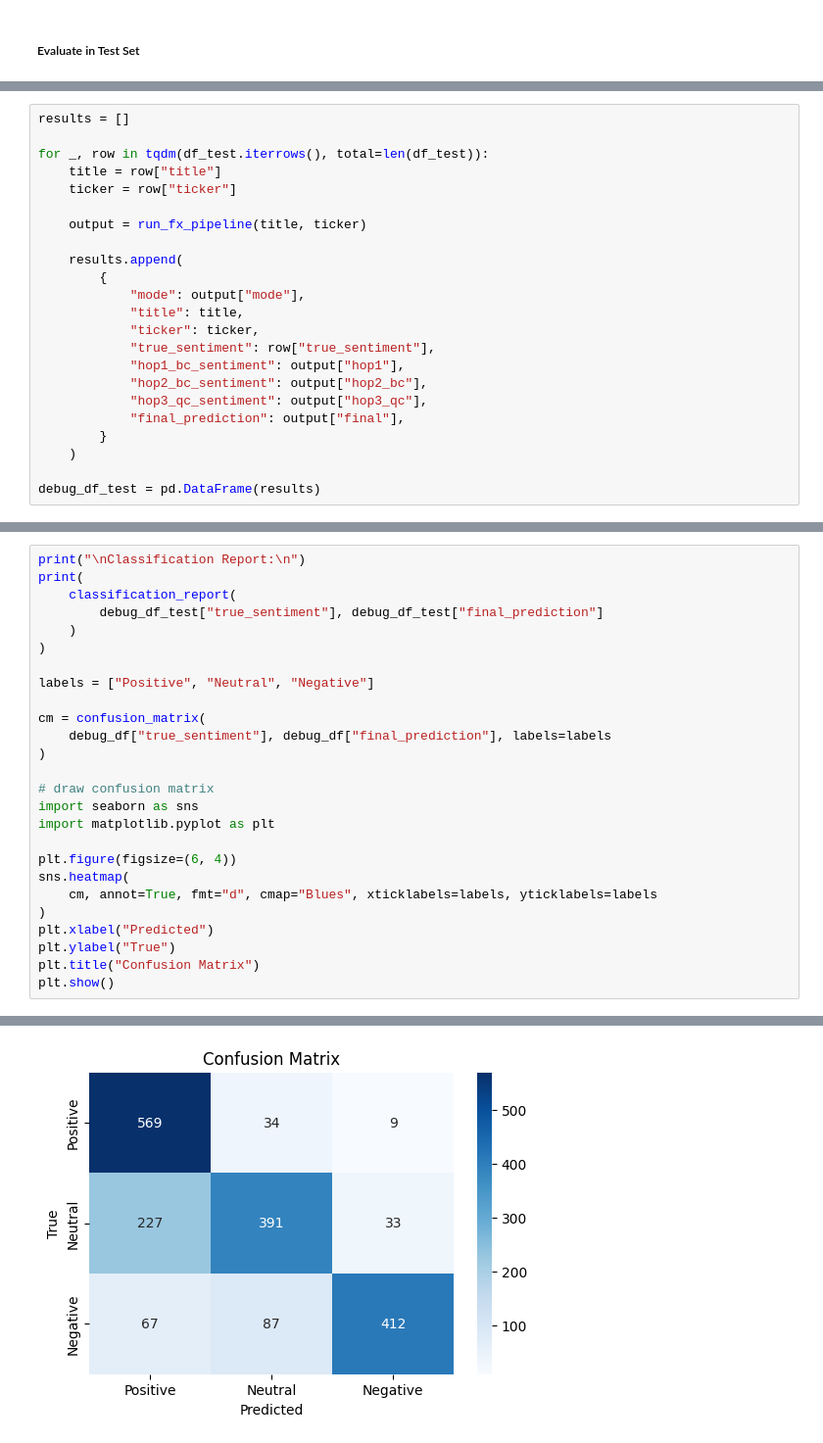
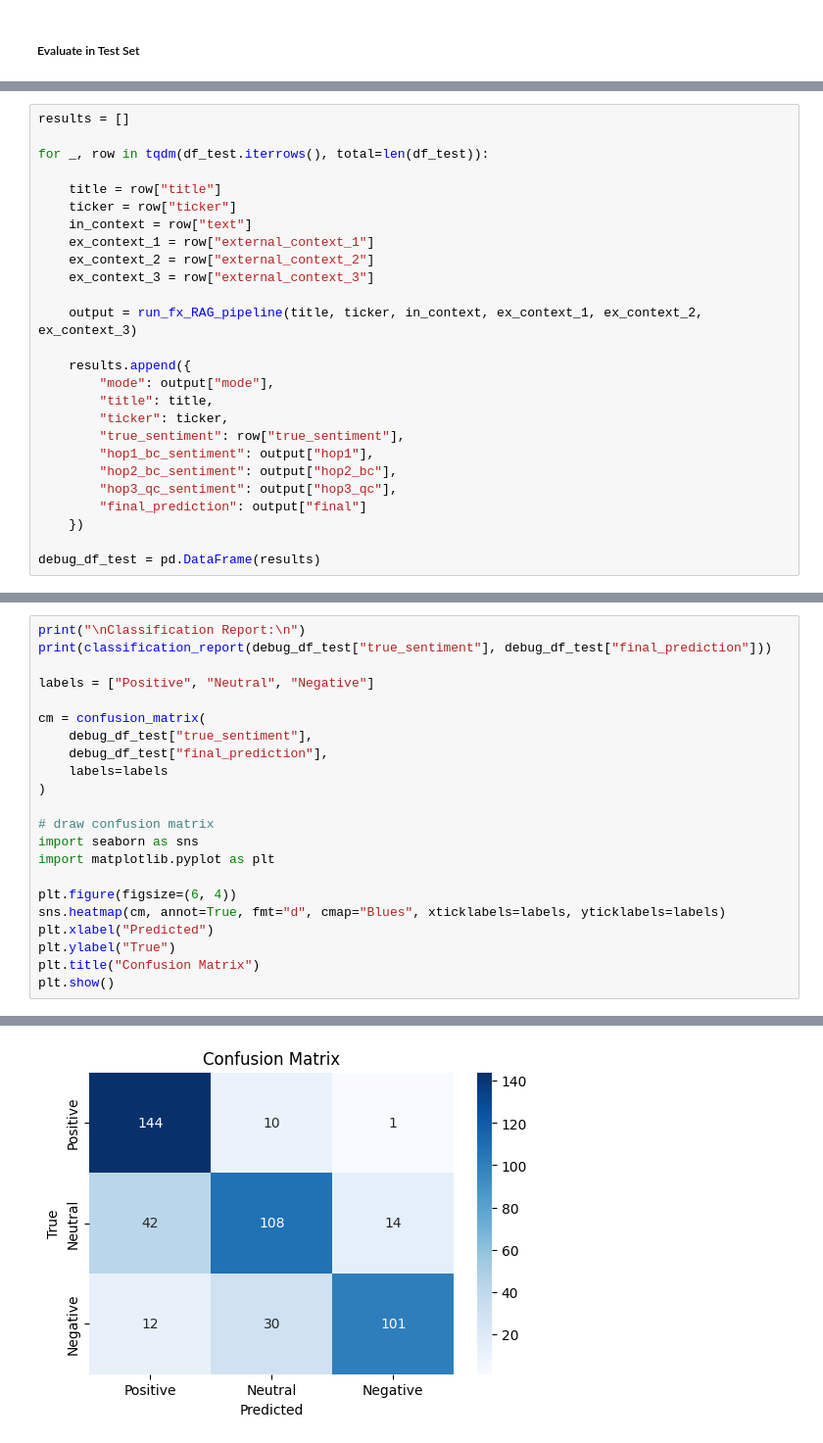
Before and after one commit to longkvy/mura-finance, a Jupyter notebook: notebooks/07_5hop_FullRun_Flanxxl.ipynb, the cells around one changed output, grey strips where cells are left out. Shown at 98% size. Saved outputs shown, nothing was run; the diff lists cells and outputs as text.

```diff
--- a/notebooks/07_5hop_FullRun_Flanxxl.ipynb
+++ b/notebooks/07_5hop_FullRun_Flanxxl.ipynb
@@ -864,23 +1143,26 @@ weighted avg       0.77      0.75      0.75      1829
 results = []
 
 for _, row in tqdm(df_test.iterrows(), total=len(df_test)):
+
     title = row["title"]
     ticker = row["ticker"]
+    in_context = row["text"]
+    ex_context_1 = row["external_context_1"]
+    ex_context_2 = row["external_context_2"]
+    ex_context_3 = row["external_context_3"]
 
-    output = run_fx_pipeline(title, ticker)
+    output = run_fx_RAG_pipeline(title, ticker, in_context, ex_context_1, ex_context_2, ex_context_3)
 
-    results.append(
-        {
-            "mode": output["mode"],
-            "title": title,
-            "ticker": ticker,
-            "true_sentiment": row["true_sentiment"],
-            "hop1_bc_sentiment": output["hop1"],
-            "hop2_bc_sentiment": output["hop2_bc"],
-            "hop3_qc_sentiment": output["hop3_qc"],
-            "final_prediction": output["final"],
-        }
-    )
+    results.append({
+        "mode": output["mode"],
+        "title": title,
+        "ticker": ticker,
+        "true_sentiment": row["true_sentiment"],
+        "hop1_bc_sentiment": output["hop1"],
+        "hop2_bc_sentiment": output["hop2_bc"],
+        "hop3_qc_sentiment": output["hop3_qc"],
+        "final_prediction": output["final"]
+    })
 
 debug_df_test = pd.DataFrame(results)
 # %%
@@ -907,15 +1180,13 @@ Macro F1: 0.7285
 # %%
 print("\nClassification Report:\n")
-print(
-    classification_report(
-        debug_df_test["true_sentiment"], debug_df_test["final_prediction"]
-    )
-)
+print(classification_report(debug_df_test["true_sentiment"], debug_df_test["final_prediction"]))
 
 labels = ["Positive", "Neutral", "Negative"]
 
 cm = confusion_matrix(
-    debug_df["true_sentiment"], debug_df["final_prediction"], labels=labels
+    debug_df_test["true_sentiment"],
+    debug_df_test["final_prediction"],
+    labels=labels
 )
 
 # draw confusion matrix
@@ -923,9 +1194,7 @@ import seaborn as sns
 import matplotlib.pyplot as plt
 
 plt.figure(figsize=(6, 4))
-sns.heatmap(
-    cm, annot=True, fmt="d", cmap="Blues", xticklabels=labels, yticklabels=labels
-)
+sns.heatmap(cm, annot=True, fmt="d", cmap="Blues", xticklabels=labels, yticklabels=labels)
 plt.xlabel("Predicted")
 plt.ylabel("True")
 plt.title("Confusion Matrix")
@@ -945 +1214 @@ weighted avg       0.75      0.73      0.72       462
-[figure, old version]
+[figure, new version]
```
Also changed, not shown: parts of 47 cells of this notebook.
